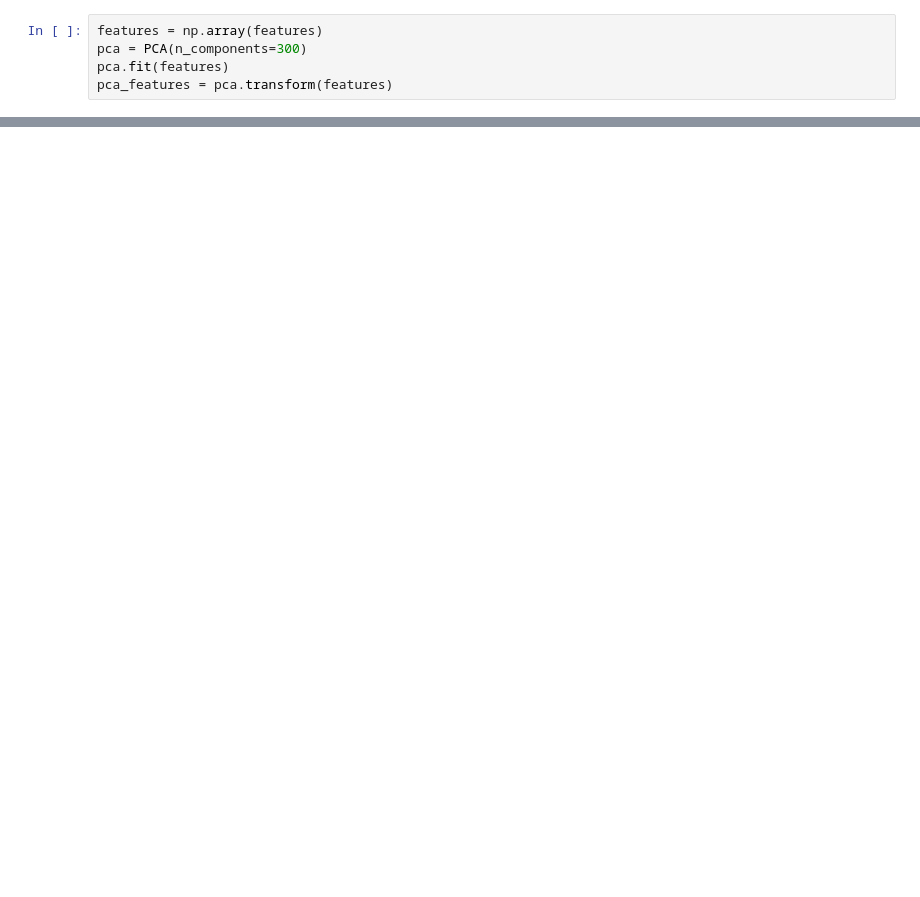
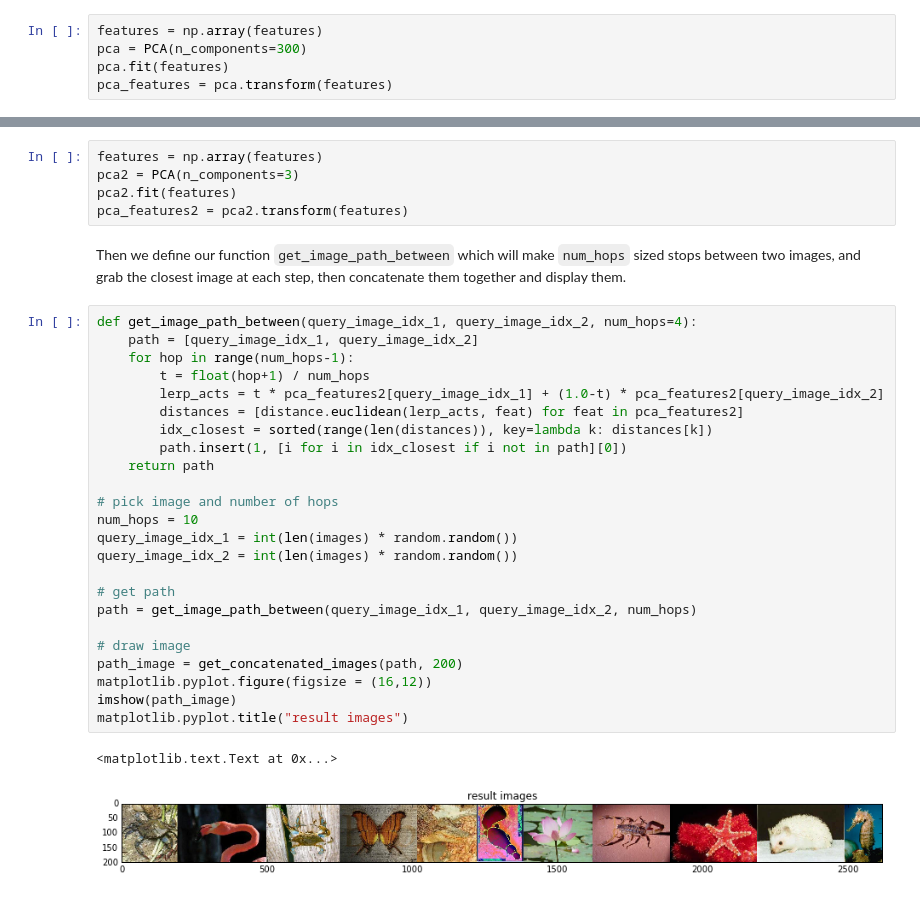
Before and after one commit to ml4a/ml4a, a Jupyter notebook: notebooks/image-search.ipynb, the cells around one changed output, grey strips where cells are left out. Drawn from its saved outputs; the diff is of its cells as text; blank space fills up the shorter version.

```diff
--- a/notebooks/image-search.ipynb
+++ b/notebooks/image-search.ipynb
@@ -434,0 +222,34 @@ matplotlib.pyplot.title("result images")
+# %%
+features = np.array(features)
+pca2 = PCA(n_components=3)
+pca2.fit(features)
+pca_features2 = pca2.transform(features)
+# %% [markdown]
+Then we define our function `get_image_path_between` which will make `num_hops` sized stops between two images, and grab the closest image at each step, then concatenate them together and display them.
+# %%
+def get_image_path_between(query_image_idx_1, query_image_idx_2, num_hops=4):
+    path = [query_image_idx_1, query_image_idx_2]
+    for hop in range(num_hops-1):
+        t = float(hop+1) / num_hops
+        lerp_acts = t * pca_features2[query_image_idx_1] + (1.0-t) * pca_features2[query_image_idx_2]
+        distances = [distance.euclidean(lerp_acts, feat) for feat in pca_features2]
+        idx_closest = sorted(range(len(distances)), key=lambda k: distances[k])
+        path.insert(1, [i for i in idx_closest if i not in path][0])
+    return path
+
+# pick image and number of hops
+num_hops = 10
+query_image_idx_1 = int(len(images) * random.random())
+query_image_idx_2 = int(len(images) * random.random())
+
+# get path
+path = get_image_path_between(query_image_idx_1, query_image_idx_2, num_hops)
+
+# draw image
+path_image = get_concatenated_images(path, 200)
+matplotlib.pyplot.figure(figsize = (16,12))
+imshow(path_image)
+matplotlib.pyplot.title("result images")
+# %% [output]
+<matplotlib.text.Text at 0x...>
+[figure, added]
```
Also changed, not shown: parts of 52 cells of this notebook.
